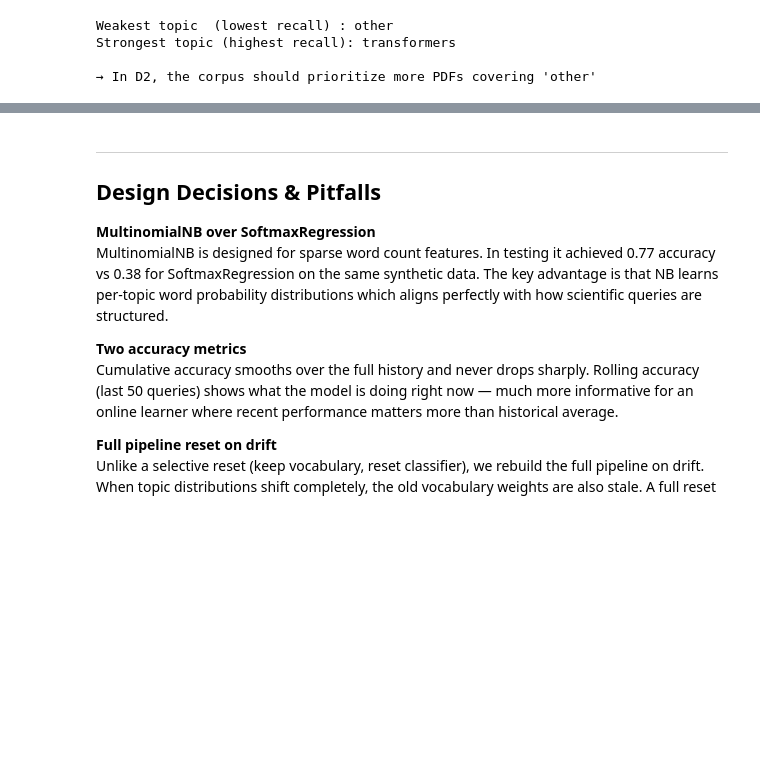
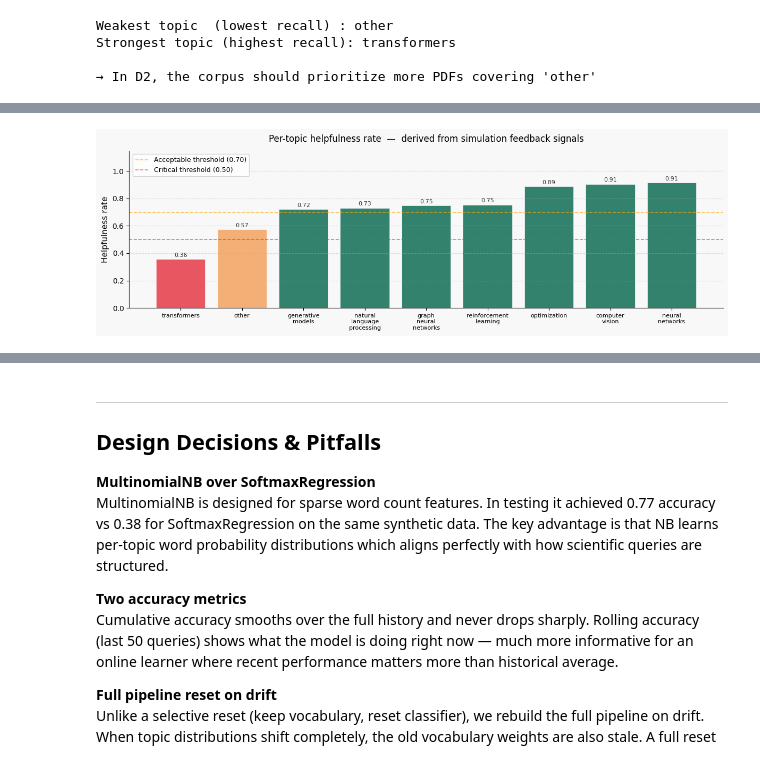
Before and after one commit to Bin-Thabit/special_topics_AI, a Jupyter notebook: notebooks/d1_report.ipynb, the cells around one changed output, grey strips where cells are left out. Cells and saved outputs as stored; diff of their text form; code cells hidden in the pictures; blank space fills up the shorter version.

```diff
--- a/notebooks/d1_report.ipynb
+++ b/notebooks/d1_report.ipynb
@@ -693,3 +693,95 @@ Weakest topic  (lowest recall) : other
 Strongest topic (highest recall): transformers
 
 → In D2, the corpus should prioritize more PDFs covering 'other'
+# %%
+# ── Per-topic Helpfulness Report ──────────────────────────────────────────────
+# Data comes from the helpful=True/False flags passed during Phase 1/2/3
+# Phase 1: helpful=True  (clean learning)
+# Phase 2: helpful=False (drift injection)
+# Phase 3: helpful=True  (recovery)
+# No dummy values — this reflects the actual simulation phases
+
+help_report = learner.helpfulness_report()
+
+# ── Table ─────────────────────────────────────────────────────────────────────
+help_df = pd.DataFrame([
+    {
+        "Topic":       topic,
+        "Helpful":     data["helpful"],
+        "Not Helpful": data["not_helpful"],
+        "Total":       data["total"],
+        "Rate":        data["rate"] if data["rate"] is not None else "no data",
+    }
+    for topic, data in help_report.items()
+])
+
+print("Per-topic helpfulness (sorted ascending — worst first):\n")
+display(help_df.style
+    .format({"Rate": lambda x: f"{x:.3f}" if isinstance(x, float) else x})
+    .background_gradient(subset=["Rate"], cmap="RdYlGn", vmin=0, vmax=1)
+    .hide(axis="index")
+)
+
+# ── Bar chart ─────────────────────────────────────────────────────────────────
+valid  = {t: d for t, d in help_report.items() if d["rate"] is not None}
+topics = list(valid.keys())
+rates  = [valid[t]["rate"] for t in topics]
+colors = ["#e63946" if r < 0.5 else "#f4a261" if r < 0.7 else "#0f6e56"
+          for r in rates]
+
+fig, ax = plt.subplots(figsize=(12, 4))
+fig.patch.set_facecolor("#f8f8f8")
+ax.set_facecolor("#f8f8f8")
+
+bars = ax.bar(
+    [t.replace("_", "\n") for t in topics],
+    rates,
+    color=colors,
+    alpha=0.85,
+    edgecolor="white",
+    linewidth=0.5,
+)
+
+for bar, rate in zip(bars, rates):
+    ax.text(
+        bar.get_x() + bar.get_width() / 2,
+        bar.get_height() + 0.01,
+        f"{rate:.2f}",
+        ha="center", va="bottom",
+        fontsize=8, color="#333333"
+    )
+
+ax.axhline(y=0.7, color="orange", linewidth=1.2,
+           linestyle="--", alpha=0.7, label="Acceptable threshold (0.70)")
+ax.axhline(y=0.5, color="#e63946", linewidth=1.2,
+           linestyle="--", alpha=0.7, label="Critical threshold (0.50)")
+
+ax.set_ylabel("Helpfulness rate", fontsize=11)
+ax.set_title(
+    "Per-topic helpfulness rate  —  derived from simulation feedback signals",
+    fontsize=12, pad=12
+)
+ax.set_ylim(0, 1.15)
+ax.set_xticklabels(
+    [t.replace("_", "\n") for t in topics],
+    fontsize=8
+)
+ax.legend(fontsize=9)
+ax.grid(axis="y", linestyle="--", alpha=0.4)
+ax.spines["top"].set_visible(False)
+ax.spines["right"].set_visible(False)
+
+plt.tight_layout()
+plt.savefig("../docs/helpfulness_report.png", dpi=150)
+plt.show()
+
+# ── Insight ───────────────────────────────────────────────────────────────────
+critical = [t for t, d in help_report.items()
+            if d["rate"] is not None and d["rate"] < 0.5]
+warning  = [t for t, d in help_report.items()
+            if d["rate"] is not None and 0.5 <= d["rate"] < 0.7]
+
+print(f"\nCritical topics (rate < 0.50) : {critical}")
+print(f"Warning topics  (rate < 0.70) : {warning}")
+print(f"\n→ D2 corpus should prioritize more PDFs for: {critical + warning}")
+# %% [output]
@@ -695,0 +799 @@ Strongest topic (highest recall): transformers
+[figure, added]
```
Also changed, not shown: parts of 2 cells of this notebook, 3 other files.
